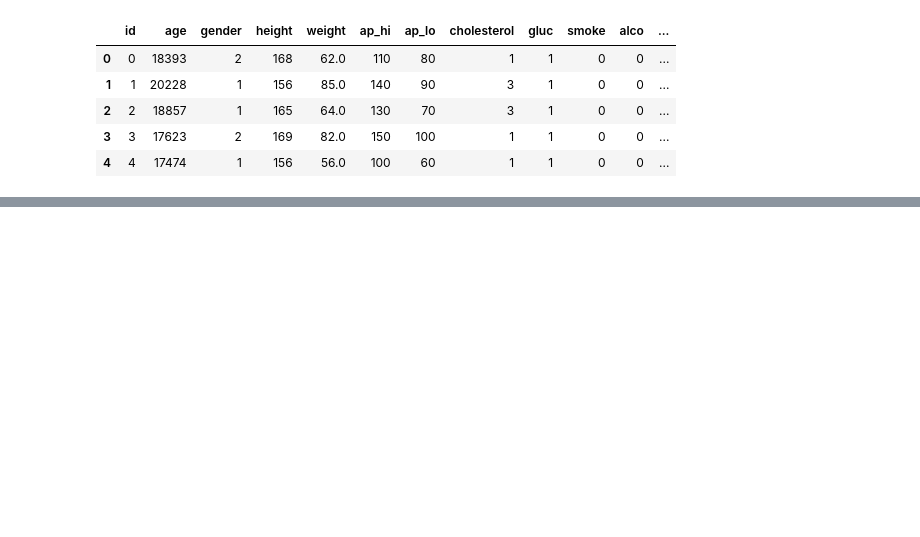
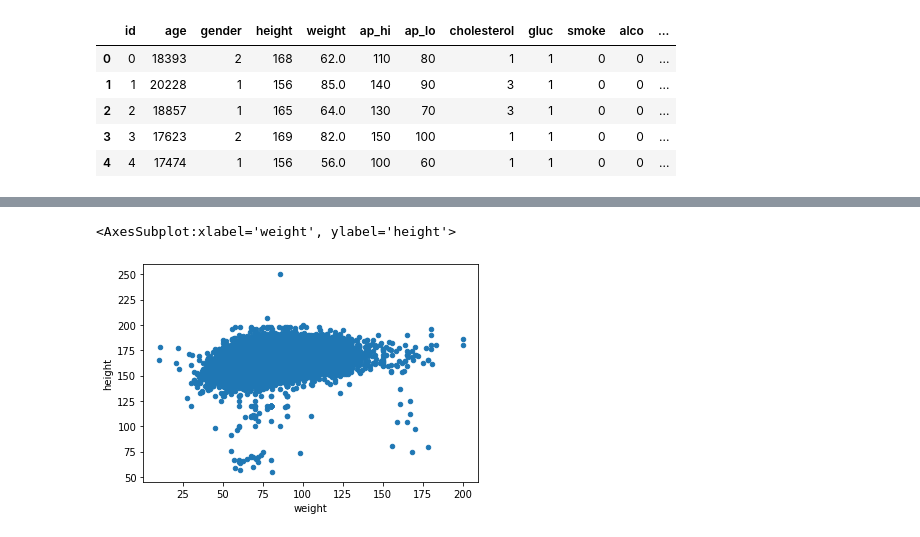
Before and after one commit to FHegardt/Maskininl-rning-Fredrik-Hegardt, a Jupyter notebook: Labb/2.0.ipynb, the cells around one changed output, grey strips where cells are left out. Saved outputs shown, nothing was run; the diff lists cells and outputs as text; code cells hidden in the pictures; blank space fills up the shorter version.

```diff
--- a/Labb/2.0.ipynb
+++ b/Labb/2.0.ipynb
@@ -14,0 +38,6 @@ cardioData.head()
+# %%
+#cardioData.groupby(['weight',"height"]).sum().plot(kind='scatter', y='id')
+cardioData.plot.scatter("weight", "height")
+# %% [output]
+<AxesSubplot:xlabel='weight', ylabel='height'>
+[figure, added]
```
Also changed, not shown: parts of 3 cells of this notebook, 1 other file.
